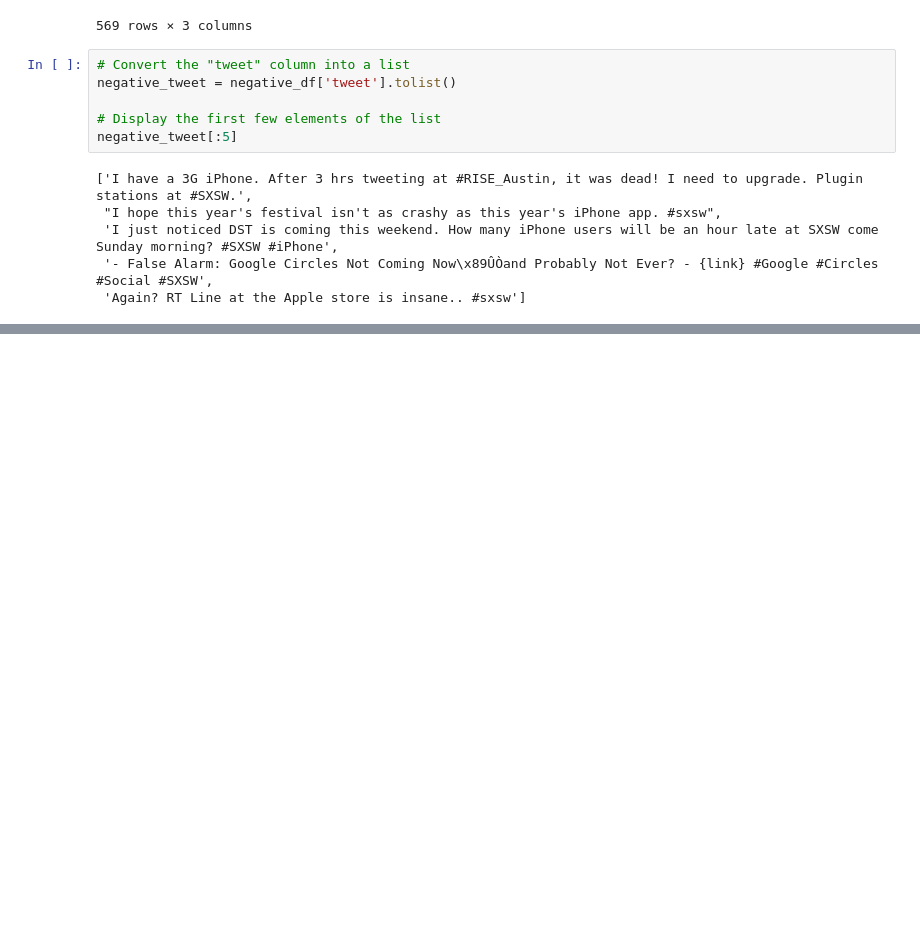
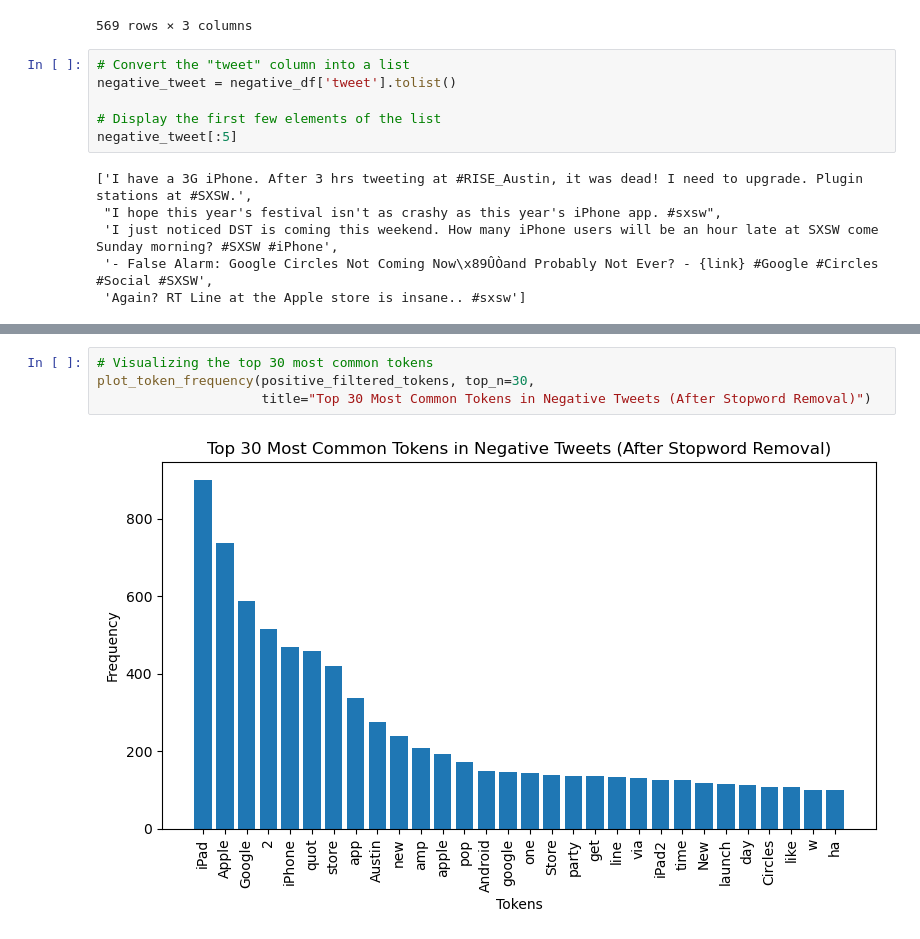
Before and after one commit to paulmbuitu/Apple-Google-NLP-Sentiment-Analysis, a Jupyter notebook: sentiment_analysis.ipynb, the cells around one changed output, grey strips where cells are left out. Cells and saved outputs as stored; diff of their text form; blank space fills up the shorter version.

```diff
--- a/sentiment_analysis.ipynb
+++ b/sentiment_analysis.ipynb
@@ -579,0 +686,6 @@ negative_tweet[:5]
+# %%
+# Visualizing the top 30 most common tokens
+plot_token_frequency(positive_filtered_tokens, top_n=30,
+                     title="Top 30 Most Common Tokens in Negative Tweets (After Stopword Removal)")
+# %% [output]
+[figure, added]
```
Also changed, not shown: parts of 54 cells of this notebook.
